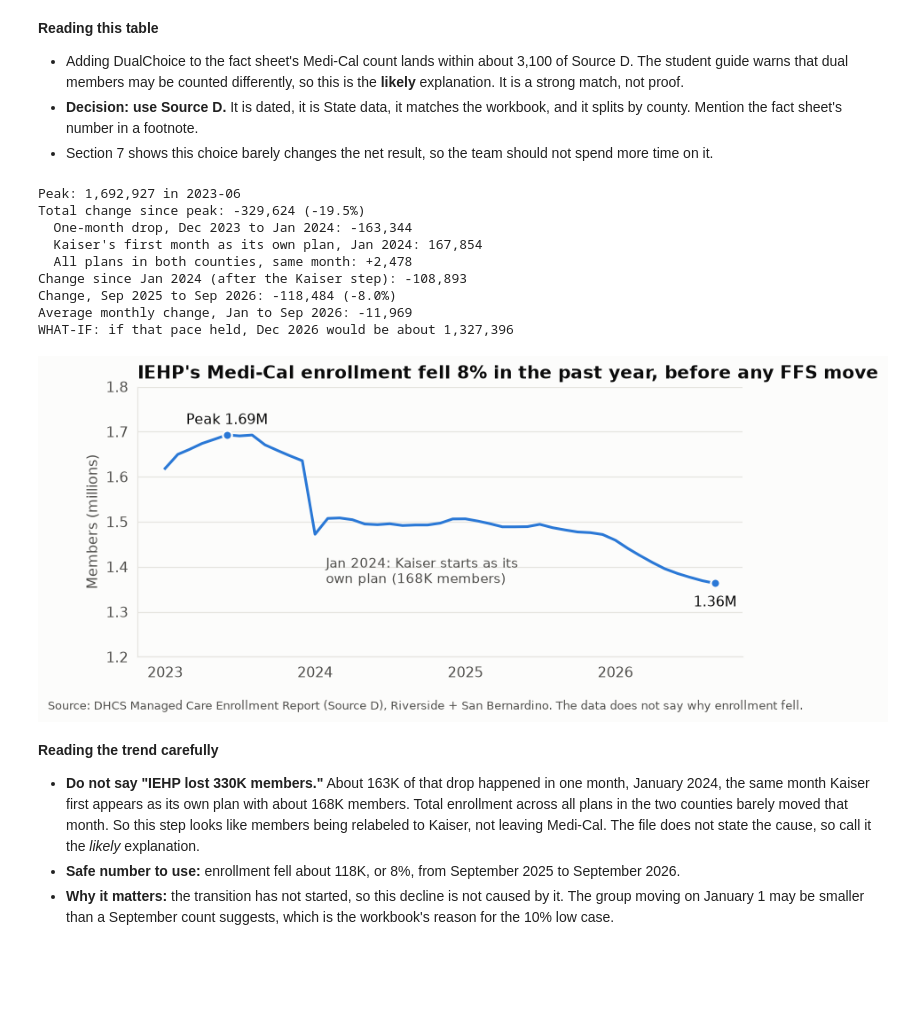
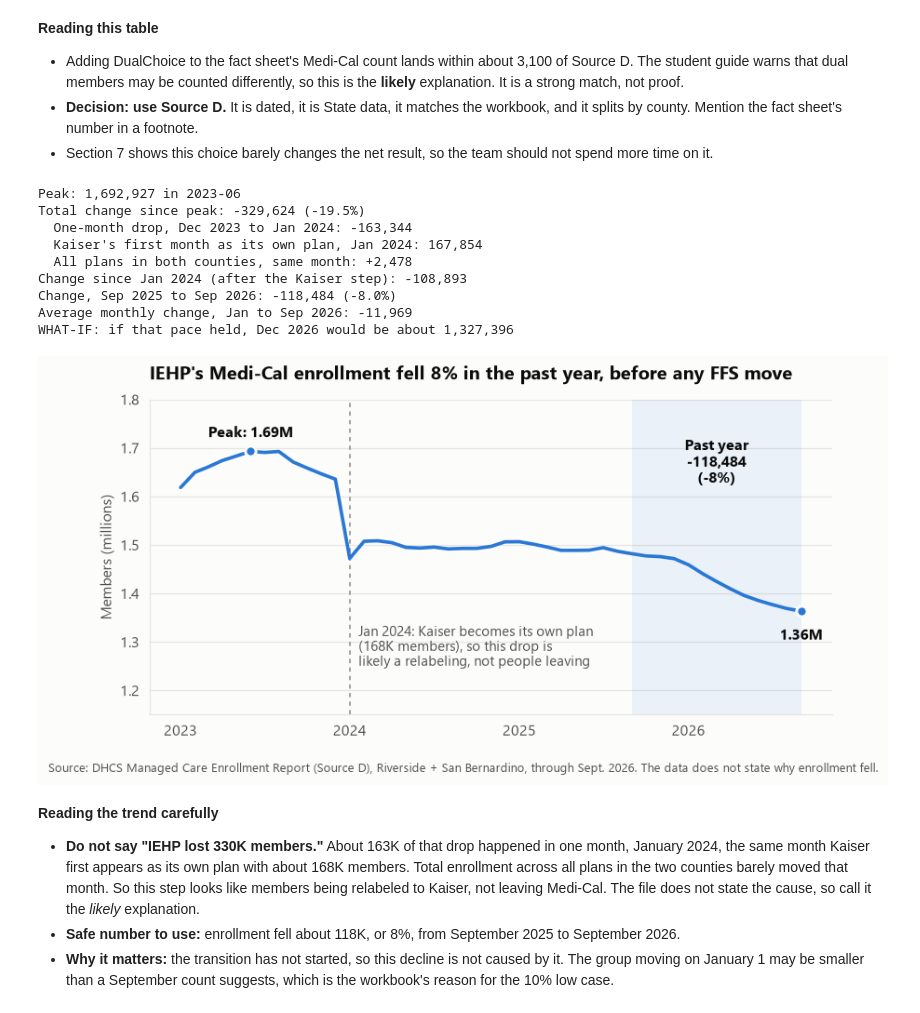
Before and after one commit to doom-boy/IEHP-CEO-Competition, a Jupyter notebook: financial_impact_analysis.ipynb, the cells around one changed output. Saved outputs shown, nothing was run; the diff lists cells and outputs as text; code cells hidden in the pictures; blank space fills up the shorter version.

```diff
--- a/financial_impact_analysis.ipynb
+++ b/financial_impact_analysis.ipynb
@@ -24,6 +4,7 @@ Note: you may need to restart the kernel to use updated packages.
 from pathlib import Path
 
 import matplotlib.dates as mdates
+from matplotlib import font_manager
 import matplotlib.pyplot as plt
 import numpy as np
 import openpyxl
@@ -61,6 +42,9 @@ plt.rcParams.update({
     "xtick.color": MUTED, "ytick.color": MUTED, "xtick.bottom": False, "ytick.left": False,
 })
 
+available_fonts = {f.name for f in font_manager.fontManager.ttflist}
+plt.rcParams["font.family"] = next((f for f in ["Segoe UI", "Inter", "Helvetica Neue", "Arial"] if f in available_fonts), "DejaVu Sans")
+
 def money(x, digits=0):
     """Format dollars as signed $M or $B."""
     sign = "-" if x < 0 else ""
@@ -233,47 +218,51 @@ all_change = int(all_plans_by_month["2024-01"] - all_plans_by_month["2023-12"])
 
 print(f"Peak: {peak:,} in {peak_month}")
 print(f"Total change since peak: {source_d_total - peak:,} ({source_d_total / peak - 1:.1%})")
 print(f"  One-month drop, Dec 2023 to Jan 2024: {-step:,}")
 print(f"  Kaiser's first month as its own plan, Jan 2024: {kaiser_start:,}")
 print(f"  All plans in both counties, same month: {all_change:+,}")
 print(f"Change since Jan 2024 (after the Kaiser step): {source_d_total - jan_2024:,}")
 print(f"Change, Sep 2025 to Sep 2026: {source_d_total - sep_2025:,} ({source_d_total / sep_2025 - 1:.1%})")
 print(f"Average monthly change, Jan to Sep 2026: {pace:,.0f}")
 print(f"WHAT-IF: if that pace held, Dec 2026 would be about {projected_dec:,.0f}")
 
 trend = iehp_by_month["2023-01":].copy()
 trend.index = pd.to_datetime(trend.index + "-01")
-fig, ax = plt.subplots(figsize=(8, 3.6))
-ax.plot(trend.index, trend / 1e6, color=BLUE, linewidth=2)
-ax.scatter([pd.Timestamp(peak_month + "-01"), trend.index[-1]], [peak / 1e6, trend.iloc[-1] / 1e6],
-           s=45, color=BLUE, edgecolor=SURFACE, linewidth=1.5, zorder=3)
-ax.annotate(f"Peak {peak/1e6:.2f}M", (pd.Timestamp(peak_month + "-01"), peak / 1e6),
-            xytext=(0, 8), textcoords="offset points", ha="center")
-ax.annotate(f"Jan 2024: Kaiser starts as its\nown plan ({kaiser_start/1e3:,.0f}K members)",
-            (pd.Timestamp("2024-01-01"), jan_2024 / 1e6), xytext=(8, -36), textcoords="offset points", color=MUTED, fontsize=9.5)
-ax.annotate(f"{source_d_total/1e6:.2f}M", (trend.index[-1], trend.iloc[-1] / 1e6),
-            xytext=(0, -17), textcoords="offset points", ha="center")
-ax.set_title(f"IEHP's Medi-Cal enrollment fell {1 - source_d_total / sep_2025:.0%} in the past year, before any FFS move")
+peak_date, last_date = pd.Timestamp(peak_month + "-01"), trend.index[-1]
+year_ago = pd.Timestamp("2025-09-01")
+
+fig, ax = plt.subplots(figsize=(8.6, 4))
+ax.axvspan(year_ago, last_date, color=BLUE, alpha=0.08, linewidth=0)
+ax.axvline(pd.Timestamp("2024-01-01"), color=GRAY, linewidth=1, linestyle=(0, (3, 3)))
+ax.plot(trend.index, trend / 1e6, color=BLUE, linewidth=2.4, solid_capstyle="round")
+ax.scatter([peak_date, last_date], [peak / 1e6, trend.iloc[-1] / 1e6], s=55, color=BLUE, edgecolor=SURFACE, linewidth=2, zorder=3)
+ax.annotate(f"Peak: {peak/1e6:.2f}M", (peak_date, peak / 1e6), xytext=(0, 10), textcoords="offset points", ha="center", fontweight="bold")
+ax.annotate(f"{source_d_total/1e6:.2f}M", (last_date, trend.iloc[-1] / 1e6), xytext=(0, -20), textcoords="offset points", ha="center", fontweight="bold")
+ax.text(pd.Timestamp("2024-01-20"), 1.335, f"Jan 2024: Kaiser becomes its own plan\n({kaiser_start/1e3:,.0f}K members), so this drop is\nlikely a relabeling, not people leaving",
+        color=MUTED, fontsize=9.5, va="top")
+ax.text(year_ago + (last_date - year_ago) / 2, 1.72, f"Past year\n{source_d_total - sep_2025:+,.0f}\n({source_d_total / sep_2025 - 1:.0%})",
+        color=INK, ha="center", va="top", fontweight="bold", fontsize=10.5)
+ax.set_title(f"IEHP's Medi-Cal enrollment fell {1 - source_d_total / sep_2025:.0%} in the past year, before any FFS move", pad=14)
 ax.set_ylabel("Members (millions)")
-ax.set_ylim(1.2, 1.8)
+ax.set_ylim(1.15, 1.8)
 ax.xaxis.set_major_locator(mdates.YearLocator())
 ax.xaxis.set_major_formatter(mdates.DateFormatter("%Y"))
 ax.grid(axis="x", visible=False)
-fig.text(0.01, -0.04, "Source: DHCS Managed Care Enrollment Report (Source D), Riverside + San Bernardino. The data does not say why enrollment fell.",
+fig.text(0.01, -0.03, "Source: DHCS Managed Care Enrollment Report (Source D), Riverside + San Bernardino, through Sept. 2026. The data does not state why enrollment fell.",
          color=MUTED, fontsize=8.5)
 fig.savefig(OUTPUT_DIR / "iehp_enrollment_trend.png")
 plt.show()
 # %% [output]
 Peak: 1,692,927 in 2023-06
 Total change since peak: -329,624 (-19.5%)
   One-month drop, Dec 2023 to Jan 2024: -163,344
   Kaiser's first month as its own plan, Jan 2024: 167,854
   All plans in both counties, same month: +2,478
 Change since Jan 2024 (after the Kaiser step): -108,893
 Change, Sep 2025 to Sep 2026: -118,484 (-8.0%)
 Average monthly change, Jan to Sep 2026: -11,969
 WHAT-IF: if that pace held, Dec 2026 would be about 1,327,396
-[figure, old version]
+[figure, new version]
 # %% [markdown]
 **Reading the trend carefully**
 
```
Also changed, not shown: parts of 18 cells of this notebook, 8 other files.
